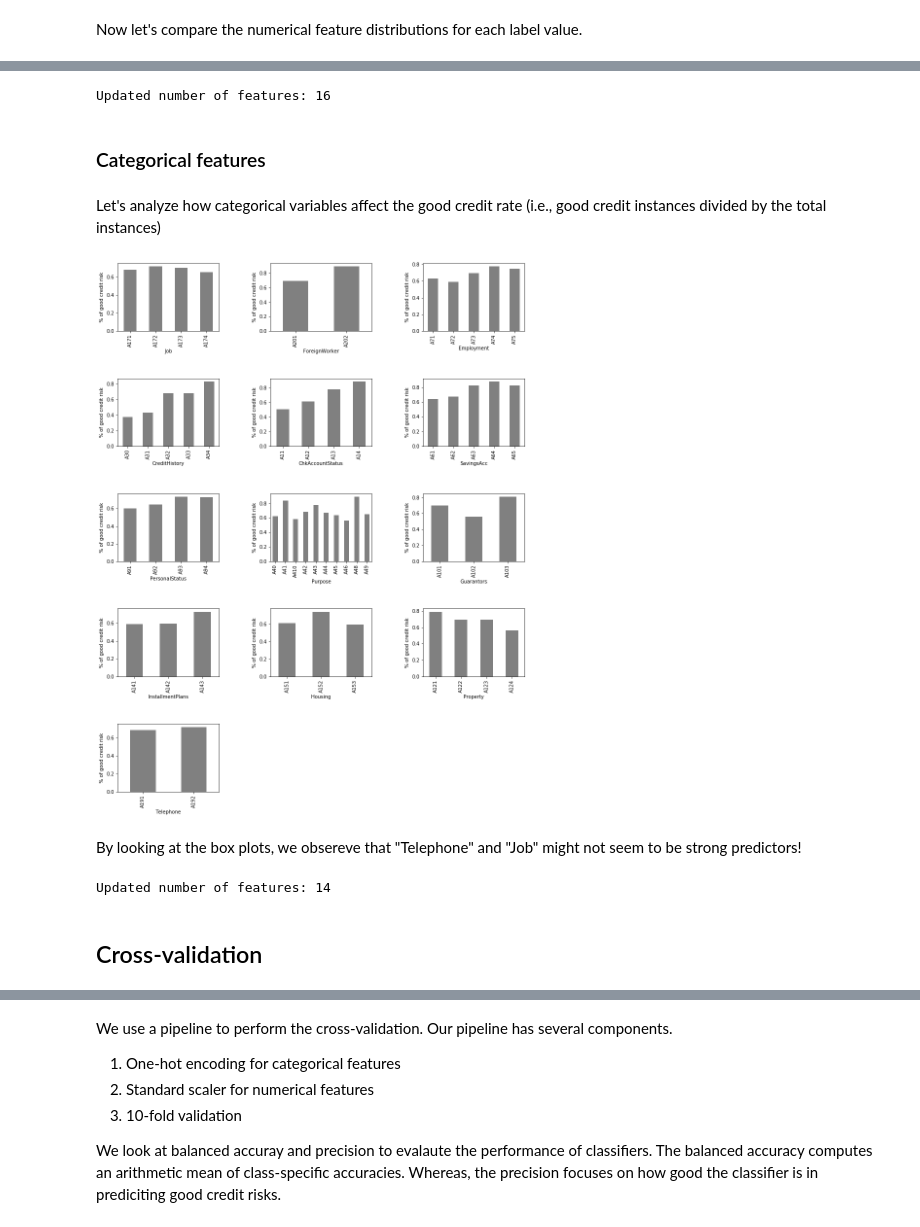
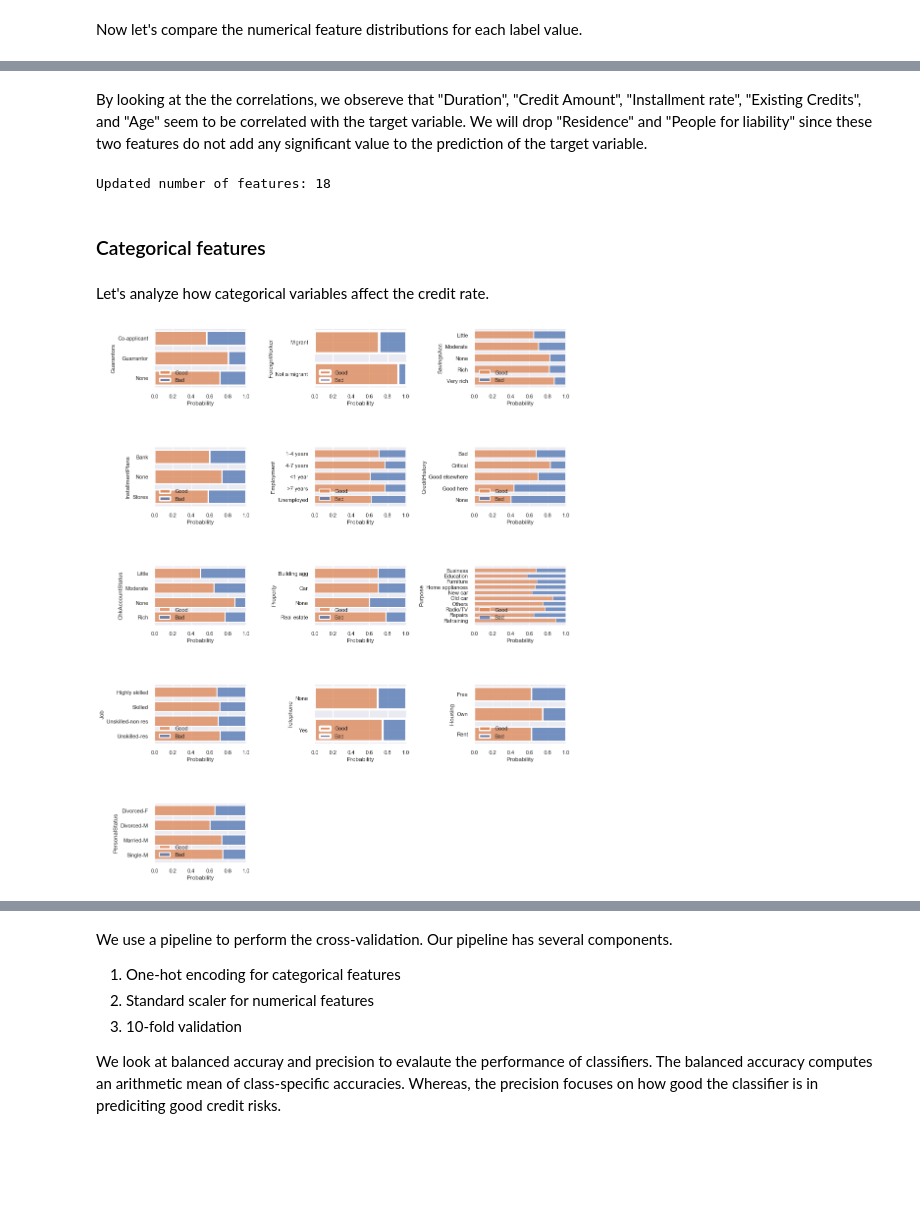
Before and after one commit to salilrsharma/My-Data-Science-Portfolio, a Jupyter notebook: German_credit_data.ipynb, the cells around one changed output, grey strips where cells are left out. Saved outputs shown, nothing was run; the diff lists cells and outputs as text; code cells hidden in the pictures; blank space fills up the shorter version.

```diff
--- a/German_credit_data.ipynb
+++ b/German_credit_data.ipynb
@@ -186,8 +237,10 @@ df['Target'].value_counts()
 Name: Target, dtype: int64
 # %%
 import matplotlib.pyplot as plt
-df['Target'].value_counts().plot(kind='bar', color='purple')
-plt.xlabel('Target')
-plt.ylabel('Number of instances')
-plt.title('Class distribution')
+plt.style.use("seaborn")
+ax = df['Target'].value_counts().plot(kind='bar', color='purple')
+ax.set_xlabel('Target')
+ax.set_ylabel('Number of instances')
+ax.set_xticklabels(['Good', 'Bad'])
+plt.title('Class distribution');
 # %% [output]
@@ -242,8 +289,8 @@ int(np.ceil(4/3))
 from matplotlib import pyplot as plt
 import numpy as np
 %matplotlib inline
-figure, axes = plt.subplots(3, 3, figsize=(15,12))
-plt.subplots_adjust(hspace = 0.5, wspace=0.5)
+figure, axes = plt.subplots(3, 3, figsize=(18,12))
+plt.subplots_adjust(hspace = 0.5, wspace=0.10)
 figure.delaxes(axes[-1, -1])
 figure.delaxes(axes[-1, -2])
 i=0
@@ -251,8 +298,12 @@ i=0
 for col in numeric_features:
     a = int(np.floor(i/3))
     b = i%3
-#     print(a,b)
-    df.boxplot(column=col, by='Target', ax=axes[a][b])
+    ax = df.boxplot(column=col, by='Target', ax=axes[a][b],
+              color=dict(boxes='blue', whiskers='m', medians='k', caps='m'),
+             showfliers=True, grid=True, rot=0, showmeans = True)
+    ax.set_xlabel("Credit risk")
+    ax.set_ylabel(col)
+    ax.set_xticklabels(['Bad', 'Good'])
     i=i+1
     plt.title(col)
 plt.show()
@@ -262,0 +326,4 @@ By looking at the box plots, we obsereve that "Duration", "Credit Amount", "Age"
+# %%
+from scipy import stats
+df = df[(np.abs(stats.zscore(df[['Duration', 'CreditAmt', 'InstallmentRate', 'Residence', 'Age',
+                            'ExistingCredits', 'PeopleforLiability']])) < 3).all(axis=1)]
@@ -262,0 +332,12 @@ By looking at the box plots, we obsereve that "Duration", "Credit Amount", "Age"
+# %%
+import seaborn as sns
+import matplotlib.pyplot as plt
+
+corr=df.corr(method ='pearson').round(2)
+mask = np.triu(np.ones_like(corr, dtype=bool))
+cmap = sns.diverging_palette(230, 20, as_cmap=True)
+
+sns.set(rc={'figure.figsize':(10,6)})
+
+sns.heatmap(corr, mask=mask, cmap=cmap, vmin=-0.3, vmax=1.0, center=0, annot = True,
+            square=True, linewidths=.5, cbar_kws={"shrink": .5});
@@ -263,39 +346,30 @@ By looking at the box plots, we obsereve that "Duration", "Credit Amount", "Age"
+# %% [markdown]
+By looking at the the correlations, we obsereve that "Duration", "Credit Amount", "Installment rate", "Existing Credits", and "Age" seem to be correlated with the target variable. We will drop "Residence" and "People for liability" since these two features do not add any significant value to the prediction of the target variable.
 # %%
-numeric_features = ['Duration', 'Age', 'CreditAmt']
+numeric_features = ['Duration', 'Age', 'CreditAmt', 'InstallmentRate', 'ExistingCredits']
 features = numeric_features + categorical_features
 print('Updated number of features:', len(features))
 # %% [output]
-Updated number of features: 16
+Updated number of features: 18
 # %% [markdown]
 ### Categorical features
 # %% [markdown]
-Let's analyze how categorical variables affect the good credit rate (i.e., good credit instances divided by the total instances)
+Let's analyze how categorical variables affect the credit rate.
 # %%
 %matplotlib inline
 figure, axes = plt.subplots(5, 3, figsize=(15,20))
-plt.subplots_adjust(hspace = 0.7, wspace=0.5)
+plt.subplots_adjust(hspace = 1.0, wspace=0.75)
 figure.delaxes(axes[-1, -1])
 figure.delaxes(axes[-1, -2])
 i=0
 
 for col in categorical_features:
     a = int(np.floor(i/3))
     b = i%3
-    df.pivot_table("Target",index=col).plot(kind='bar', color='grey', legend=False, ax=axes[a,b])
-    axes[a][b].set_ylabel('% of good credit risk')
+    sns.histplot(ax = axes[a][b], data = df, y = col , hue = 'Target', stat="probability",
+                 multiple = 'fill', shrink=0.7)
+    axes[a][b].legend(['Good', 'Bad'], loc='lower left')
     i = i+1
 plt.show()
 # %% [output]
-[figure, old version]
+[figure, new version]
-# %% [markdown]
-By looking at the box plots, we obsereve that "Telephone" and "Job" might not seem to be strong predictors!
-# %%
-categorical_features = ['ChkAccountStatus', 'PersonalStatus', 'InstallmentPlans',
-                        'Purpose', 'Employment', 'SavingsAcc', 'Guarantors', 'CreditHistory',
-                        'Property', 'ForeignWorker', 'Housing']
-features = numeric_features + categorical_features
-print('Updated number of features:', len(features))
-# %% [output]
-Updated number of features: 14
-# %% [markdown]
-## Cross-validation
```
Also changed, not shown: parts of 49 cells of this notebook.
